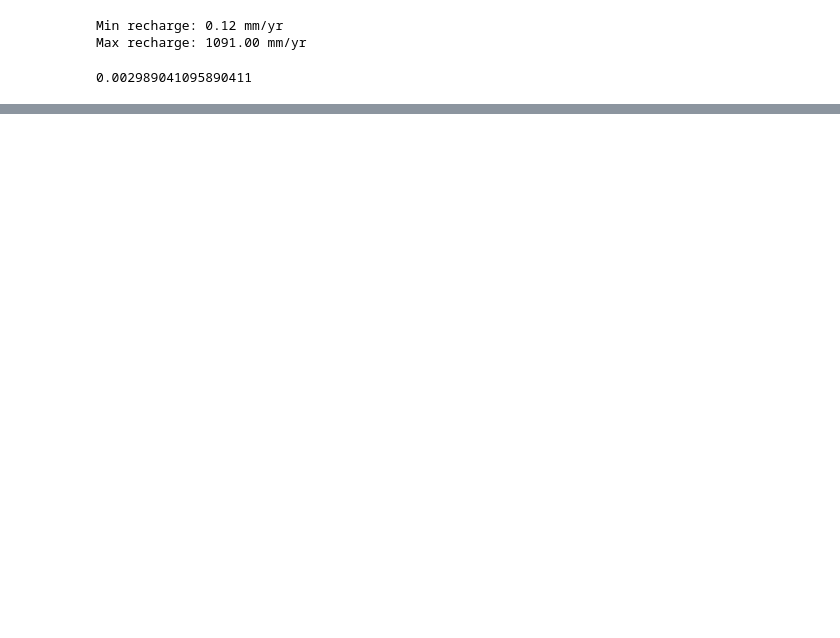
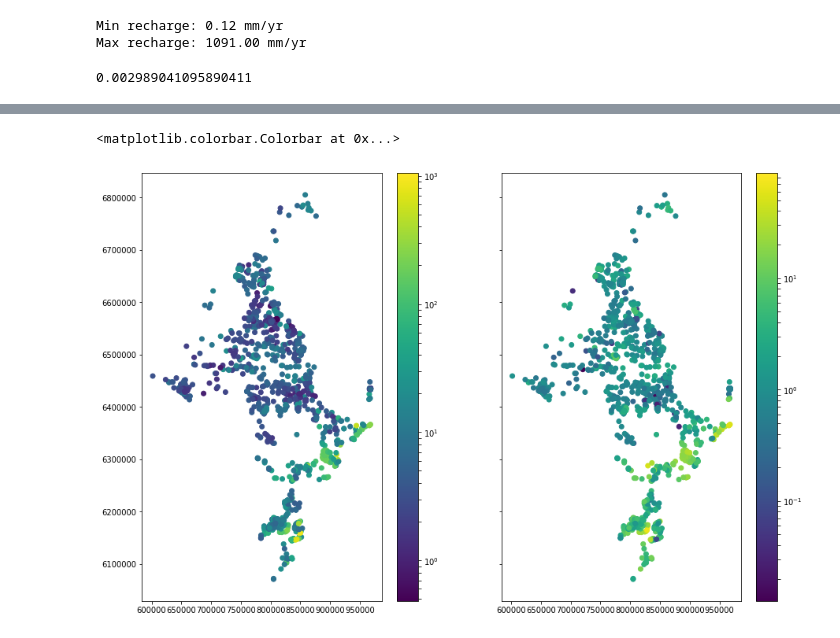
Before and after one commit to brmather/Sydney_Basin, a Jupyter notebook: Notebooks/00-export-elevation-surface.ipynb, the cells around one changed output, grey strips where cells are left out. Cells and saved outputs as stored; diff of their text form; code cells hidden in the pictures; blank space fills up the shorter version.

```diff
--- a/Notebooks/00-export-elevation-surface.ipynb
+++ b/Notebooks/00-export-elevation-surface.ipynb
@@ -130,0 +144,11 @@ RK_northings = yq[RK_mask]
+# %%
+fig, (ax1,ax2) = plt.subplots(1,2, sharey=True, figsize=(15,10))
+
+sc1 = ax1.scatter(crosbie_E, crosbie_N, c=crosbie_RK_mean, norm=mcolors.LogNorm())
+sc2 = ax2.scatter(crosbie_E, crosbie_N, c=crosbie_RK_std, norm=mcolors.LogNorm())
+
+fig.colorbar(sc1, ax=ax1)
+fig.colorbar(sc2, ax=ax2)
+# %% [output]
+<matplotlib.colorbar.Colorbar at 0x...>
+[figure, added]
```
Also changed, not shown: parts of 7 cells of this notebook, 2 other files.
